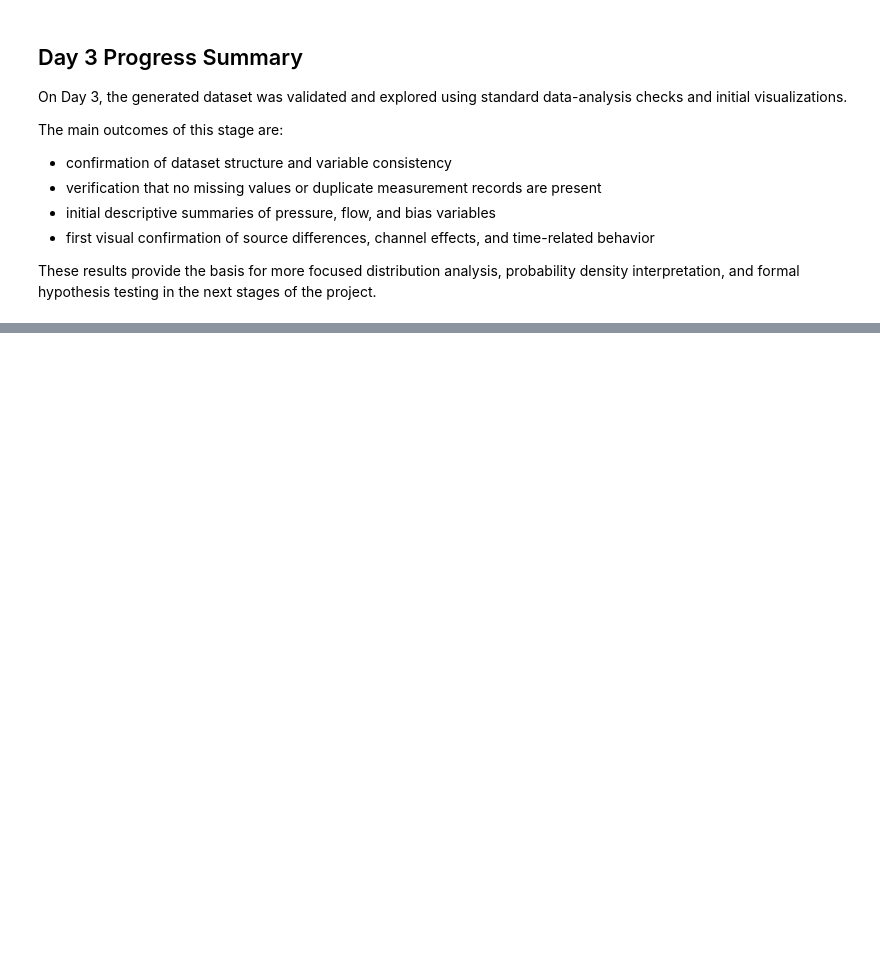
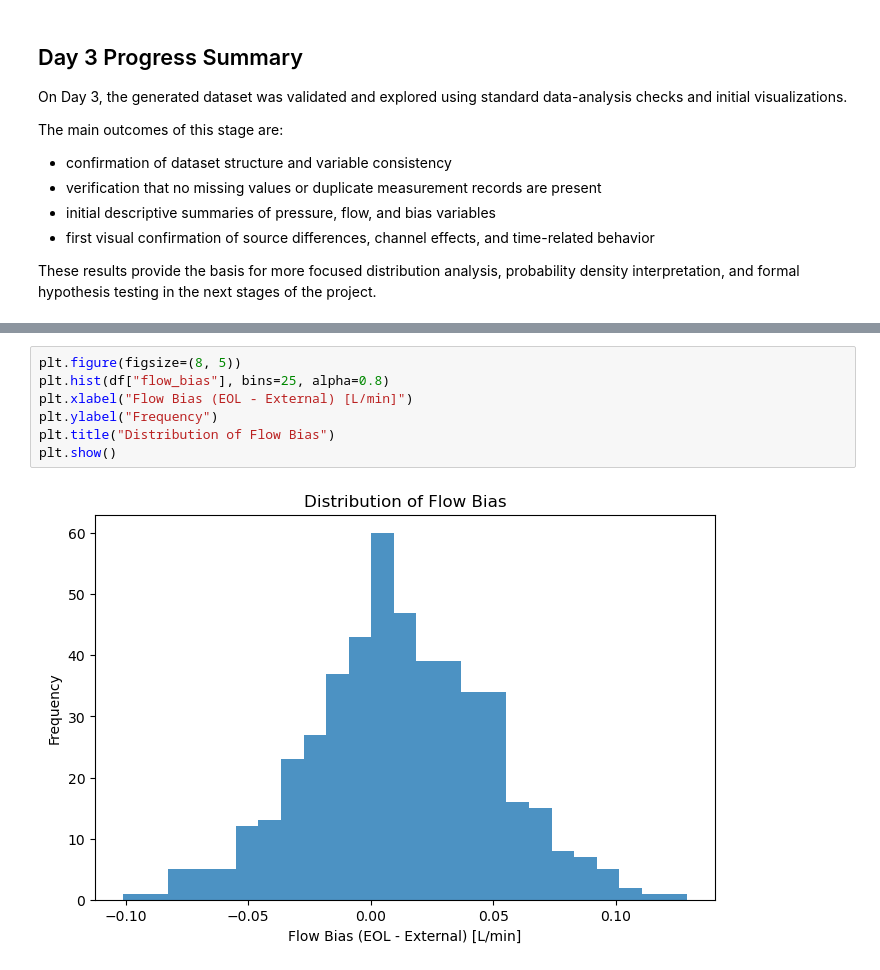
Before and after one commit to simonsvp/EOL-Measurement-System-Analysis-with-ANOVA-and-Decision-Risk, a Jupyter notebook: measurement_system_analysis.ipynb, the cells around one changed output, grey strips where cells are left out. Cells and saved outputs as stored; diff of their text form; blank space fills up the shorter version.

```diff
--- a/measurement_system_analysis.ipynb
+++ b/measurement_system_analysis.ipynb
@@ -857,0 +888,9 @@ These results provide the basis for more focused distribution analysis, probabil
+# %%
+plt.figure(figsize=(8, 5))
+plt.hist(df["flow_bias"], bins=25, alpha=0.8)
+plt.xlabel("Flow Bias (EOL - External) [L/min]")
+plt.ylabel("Frequency")
+plt.title("Distribution of Flow Bias")
+plt.show()
+# %% [output]
+[figure, added]
```
Also changed, not shown: parts of 23 cells of this notebook.
